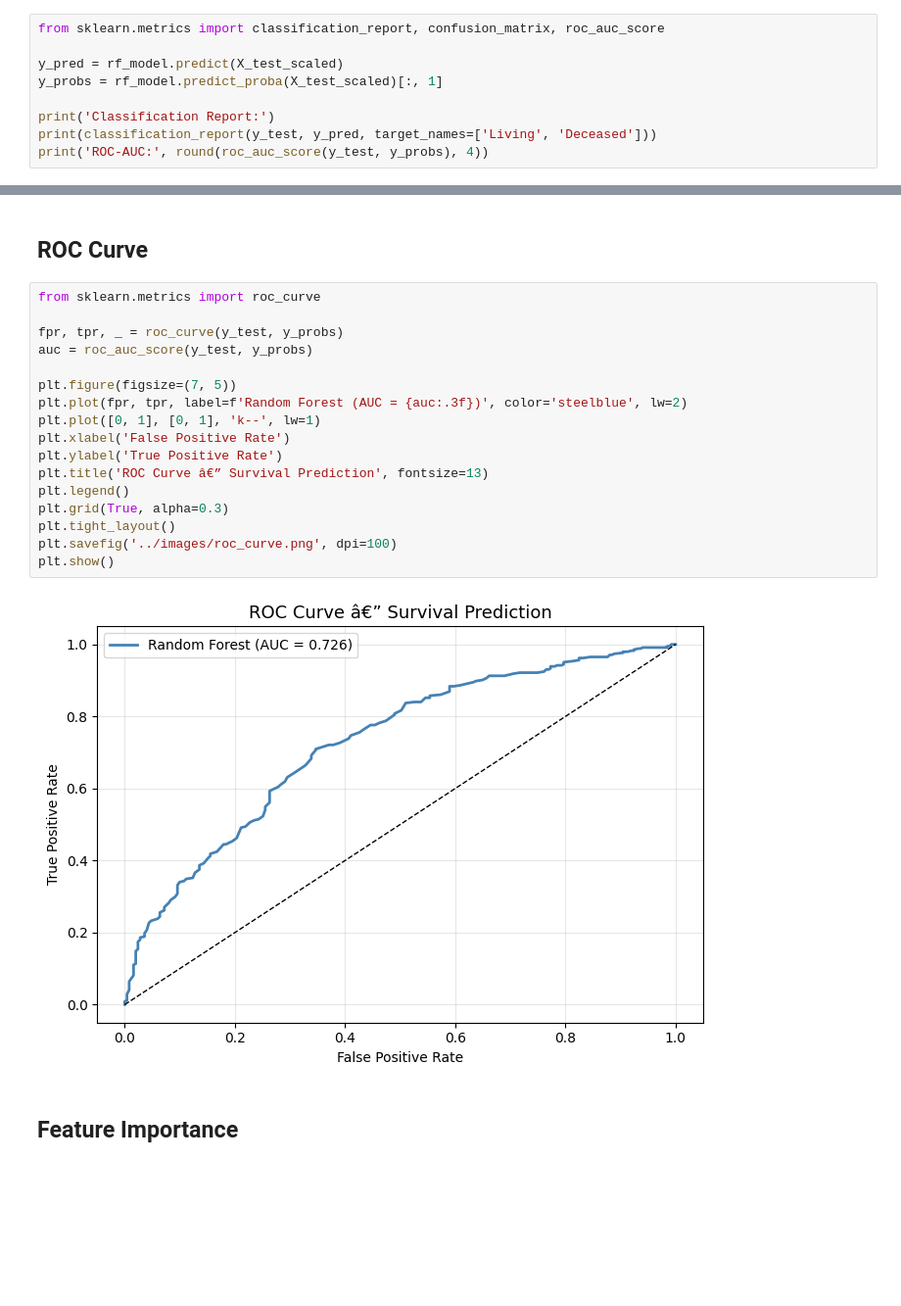
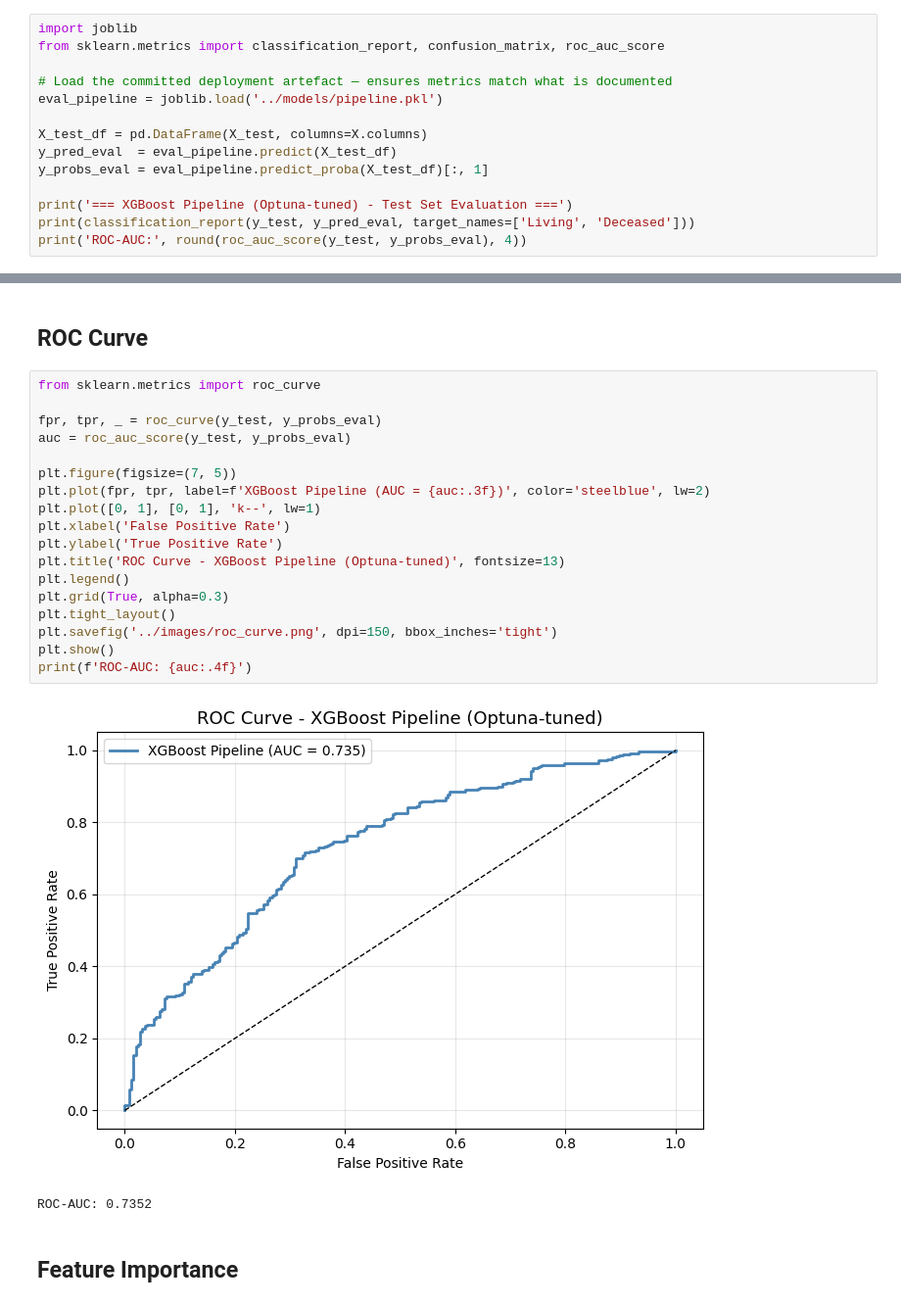
Before and after one commit to syedahmadbokhari/breast-cancer-analysis, a Jupyter notebook: notebooks/Breast-Cancer-Analysis.ipynb, the cells around one changed output, grey strips where cells are left out. Shown at 98% size. Saved outputs shown, nothing was run; the diff lists cells and outputs as text; blank space fills up the shorter version.

```diff
--- a/notebooks/Breast-Cancer-Analysis.ipynb
+++ b/notebooks/Breast-Cancer-Analysis.ipynb
@@ -791,12 +793,17 @@ Saved: images/learning_curves.png
 # %% [markdown]
 ## Best Model Evaluation (Random Forest)
 # %%
+import joblib
 from sklearn.metrics import classification_report, confusion_matrix, roc_auc_score
 
-y_pred = rf_model.predict(X_test_scaled)
-y_probs = rf_model.predict_proba(X_test_scaled)[:, 1]
+# Load the committed deployment artefact — ensures metrics match what is documented
+eval_pipeline = joblib.load('../models/pipeline.pkl')
 
-print('Classification Report:')
-print(classification_report(y_test, y_pred, target_names=['Living', 'Deceased']))
-print('ROC-AUC:', round(roc_auc_score(y_test, y_probs), 4))
+X_test_df = pd.DataFrame(X_test, columns=X.columns)
+y_pred_eval  = eval_pipeline.predict(X_test_df)
+y_probs_eval = eval_pipeline.predict_proba(X_test_df)[:, 1]
+
+print('=== XGBoost Pipeline (Optuna-tuned) - Test Set Evaluation ===')
+print(classification_report(y_test, y_pred_eval, target_names=['Living', 'Deceased']))
+print('ROC-AUC:', round(roc_auc_score(y_test, y_probs_eval), 4))
 # %% [output]
@@ -953,22 +961,24 @@ Calibrated model preserves discrimination while improving probability reliabilit
 # %%
 from sklearn.metrics import roc_curve
 
-fpr, tpr, _ = roc_curve(y_test, y_probs)
-auc = roc_auc_score(y_test, y_probs)
+fpr, tpr, _ = roc_curve(y_test, y_probs_eval)
+auc = roc_auc_score(y_test, y_probs_eval)
 
 plt.figure(figsize=(7, 5))
-plt.plot(fpr, tpr, label=f'Random Forest (AUC = {auc:.3f})', color='steelblue', lw=2)
+plt.plot(fpr, tpr, label=f'XGBoost Pipeline (AUC = {auc:.3f})', color='steelblue', lw=2)
 plt.plot([0, 1], [0, 1], 'k--', lw=1)
 plt.xlabel('False Positive Rate')
 plt.ylabel('True Positive Rate')
-plt.title('ROC Curve â€” Survival Prediction', fontsize=13)
+plt.title('ROC Curve - XGBoost Pipeline (Optuna-tuned)', fontsize=13)
 plt.legend()
 plt.grid(True, alpha=0.3)
 plt.tight_layout()
-plt.savefig('../images/roc_curve.png', dpi=100)
+plt.savefig('../images/roc_curve.png', dpi=150, bbox_inches='tight')
 plt.show()
+print(f'ROC-AUC: {auc:.4f}')
 # %% [output]
-[figure, old version]
+[figure, new version]
+ROC-AUC: 0.7352
 # %% [markdown]
 ## Feature Importance
 # %%
```
Also changed, not shown: parts of 12 cells of this notebook, 9 other files.
